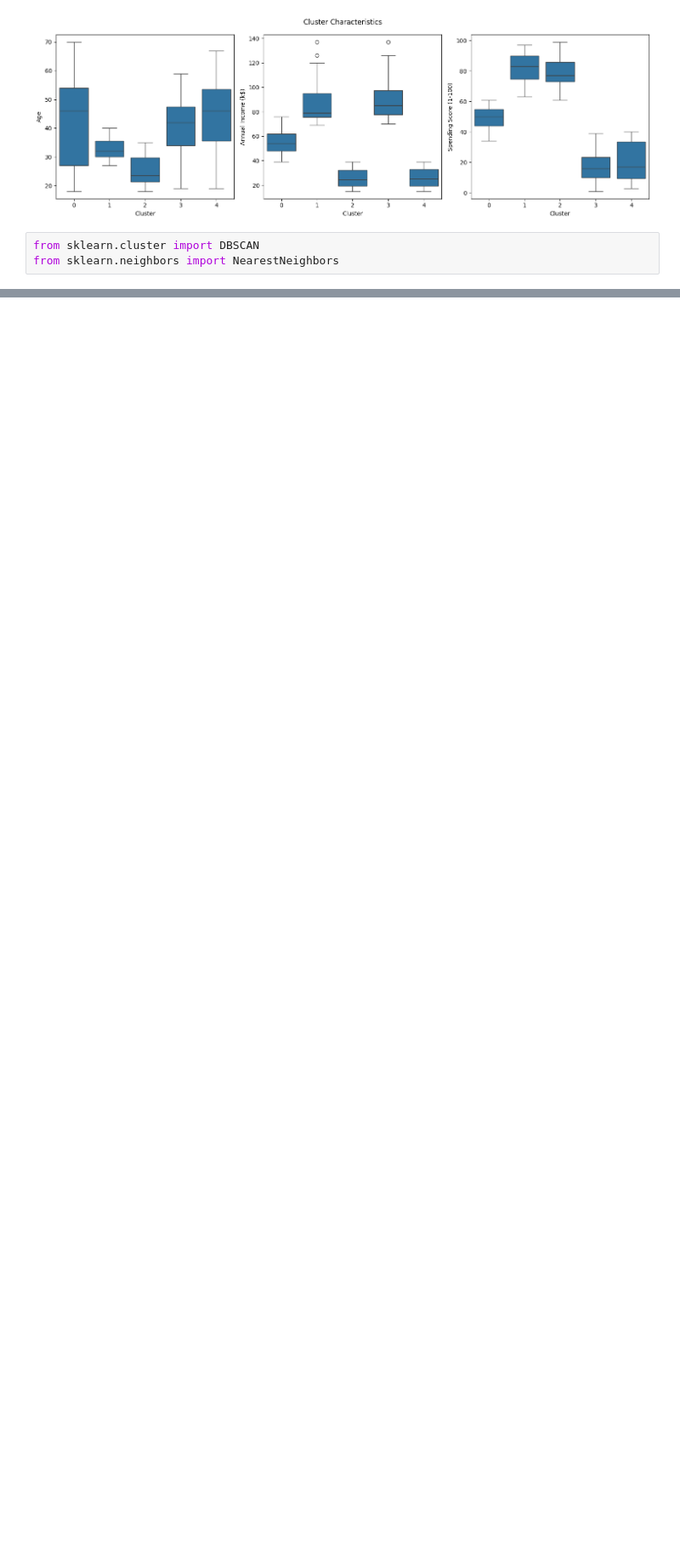
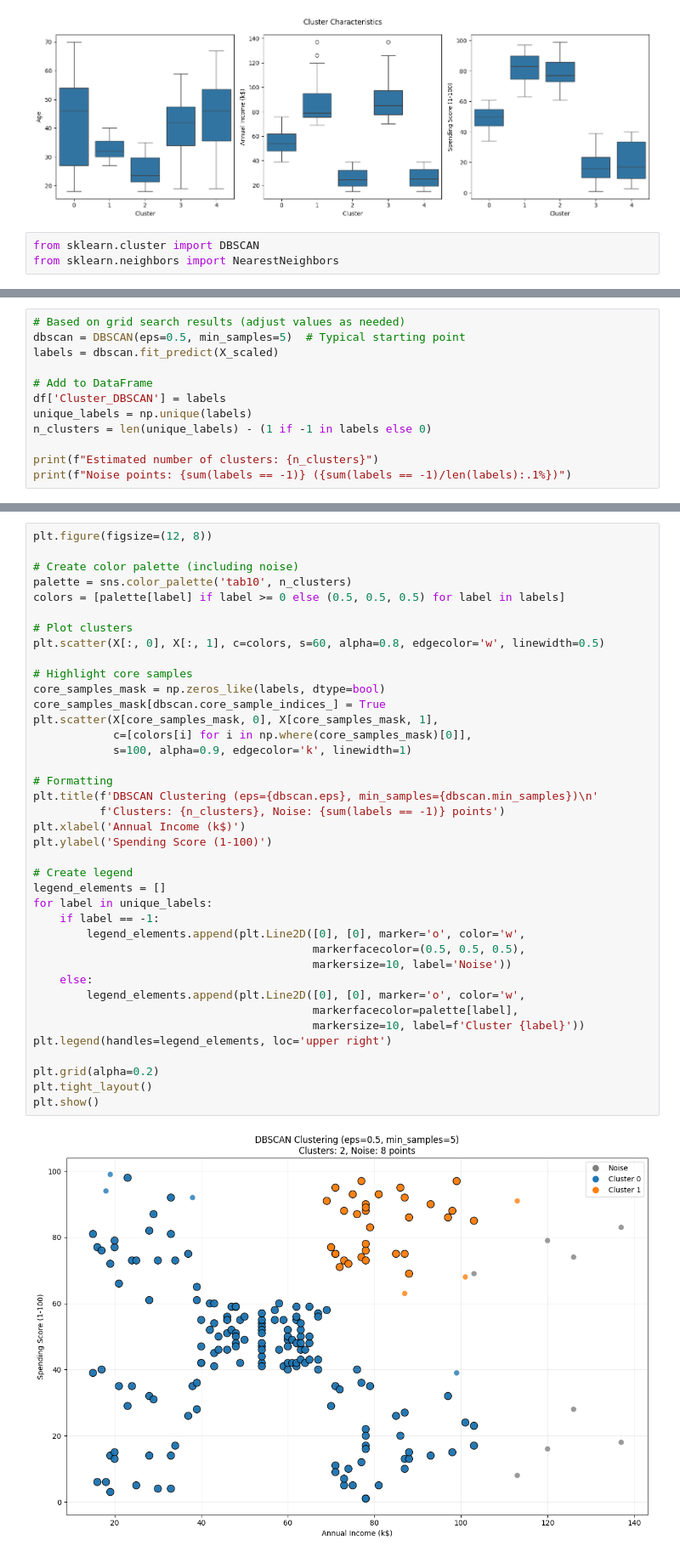
Before and after one commit to Bilal-Ali99/Customer_Segmentation, a Jupyter notebook: Customer_Segmentation.ipynb, the cells around one changed output, grey strips where cells are left out. Shown at 85% size. Saved outputs shown, nothing was run; the diff lists cells and outputs as text; blank space fills up the shorter version.

Commit message:
Grid Search Parameters | Applied DBSCAN | Visualize DBSCAN | Analyze and interpret Clusters | 3D Visualization with Age

```diff
--- a/Customer_Segmentation.ipynb
+++ b/Customer_Segmentation.ipynb
@@ -240,0 +287,12 @@ plt.show()
+# %%
+# Based on grid search results (adjust values as needed)
+dbscan = DBSCAN(eps=0.5, min_samples=5)  # Typical starting point
+labels = dbscan.fit_predict(X_scaled)
+
+# Add to DataFrame
+df['Cluster_DBSCAN'] = labels
+unique_labels = np.unique(labels)
+n_clusters = len(unique_labels) - (1 if -1 in labels else 0)
+
+print(f"Estimated number of clusters: {n_clusters}")
+print(f"Noise points: {sum(labels == -1)} ({sum(labels == -1)/len(labels):.1%})")
@@ -240,0 +302,41 @@ plt.show()
+# %%
+plt.figure(figsize=(12, 8))
+
+# Create color palette (including noise)
+palette = sns.color_palette('tab10', n_clusters)
+colors = [palette[label] if label >= 0 else (0.5, 0.5, 0.5) for label in labels]
+
+# Plot clusters
+plt.scatter(X[:, 0], X[:, 1], c=colors, s=60, alpha=0.8, edgecolor='w', linewidth=0.5)
+
+# Highlight core samples
+core_samples_mask = np.zeros_like(labels, dtype=bool)
+core_samples_mask[dbscan.core_sample_indices_] = True
+plt.scatter(X[core_samples_mask, 0], X[core_samples_mask, 1],
+            c=[colors[i] for i in np.where(core_samples_mask)[0]],
+            s=100, alpha=0.9, edgecolor='k', linewidth=1)
+
+# Formatting
+plt.title(f'DBSCAN Clustering (eps={dbscan.eps}, min_samples={dbscan.min_samples})\n'
+          f'Clusters: {n_clusters}, Noise: {sum(labels == -1)} points')
+plt.xlabel('Annual Income (k$)')
+plt.ylabel('Spending Score (1-100)')
+
+# Create legend
+legend_elements = []
+for label in unique_labels:
+    if label == -1:
+        legend_elements.append(plt.Line2D([0], [0], marker='o', color='w',
+                                          markerfacecolor=(0.5, 0.5, 0.5),
+                                          markersize=10, label='Noise'))
+    else:
+        legend_elements.append(plt.Line2D([0], [0], marker='o', color='w',
+                                          markerfacecolor=palette[label],
+                                          markersize=10, label=f'Cluster {label}'))
+plt.legend(handles=legend_elements, loc='upper right')
+
+plt.grid(alpha=0.2)
+plt.tight_layout()
+plt.show()
+# %% [output]
+[figure, added]
```
Also changed, not shown: parts of 4 cells of this notebook.
